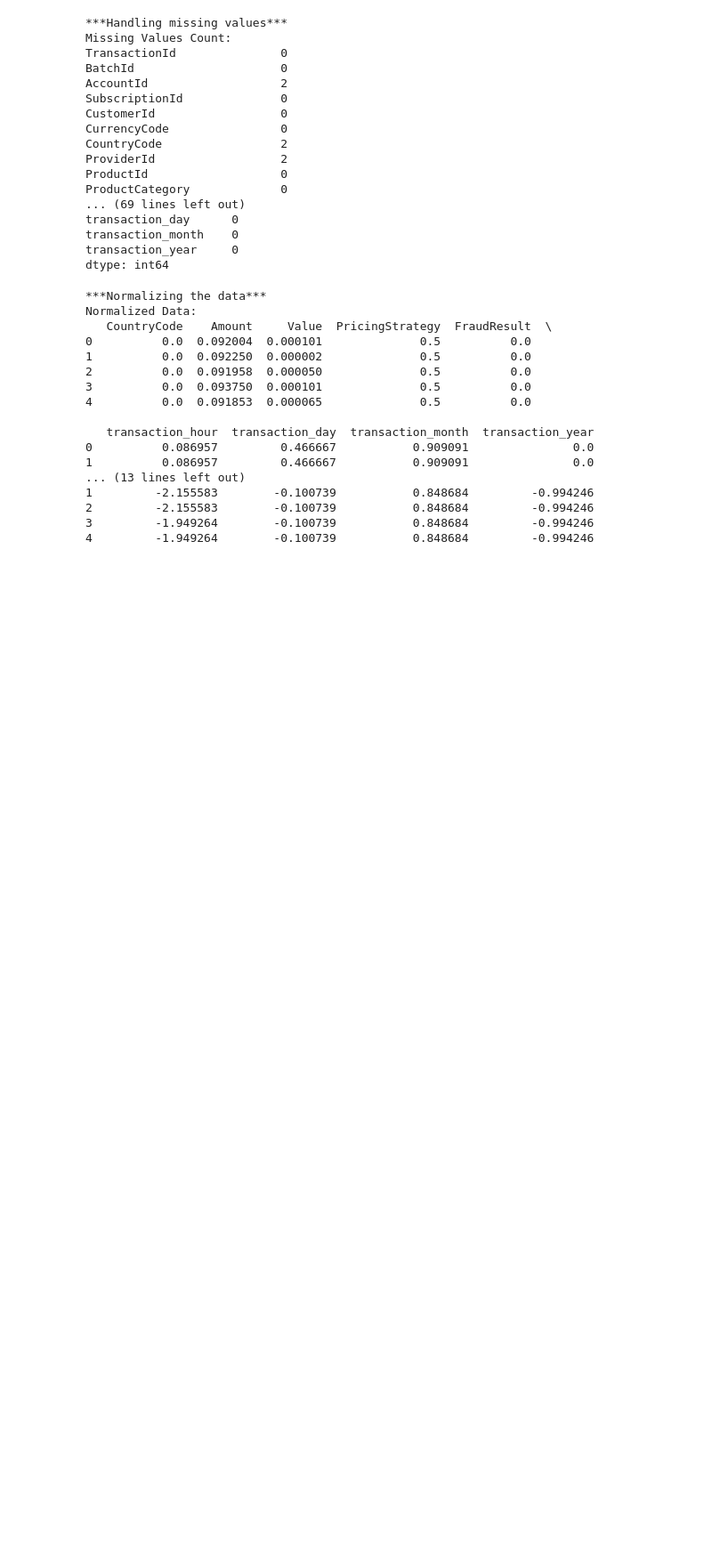
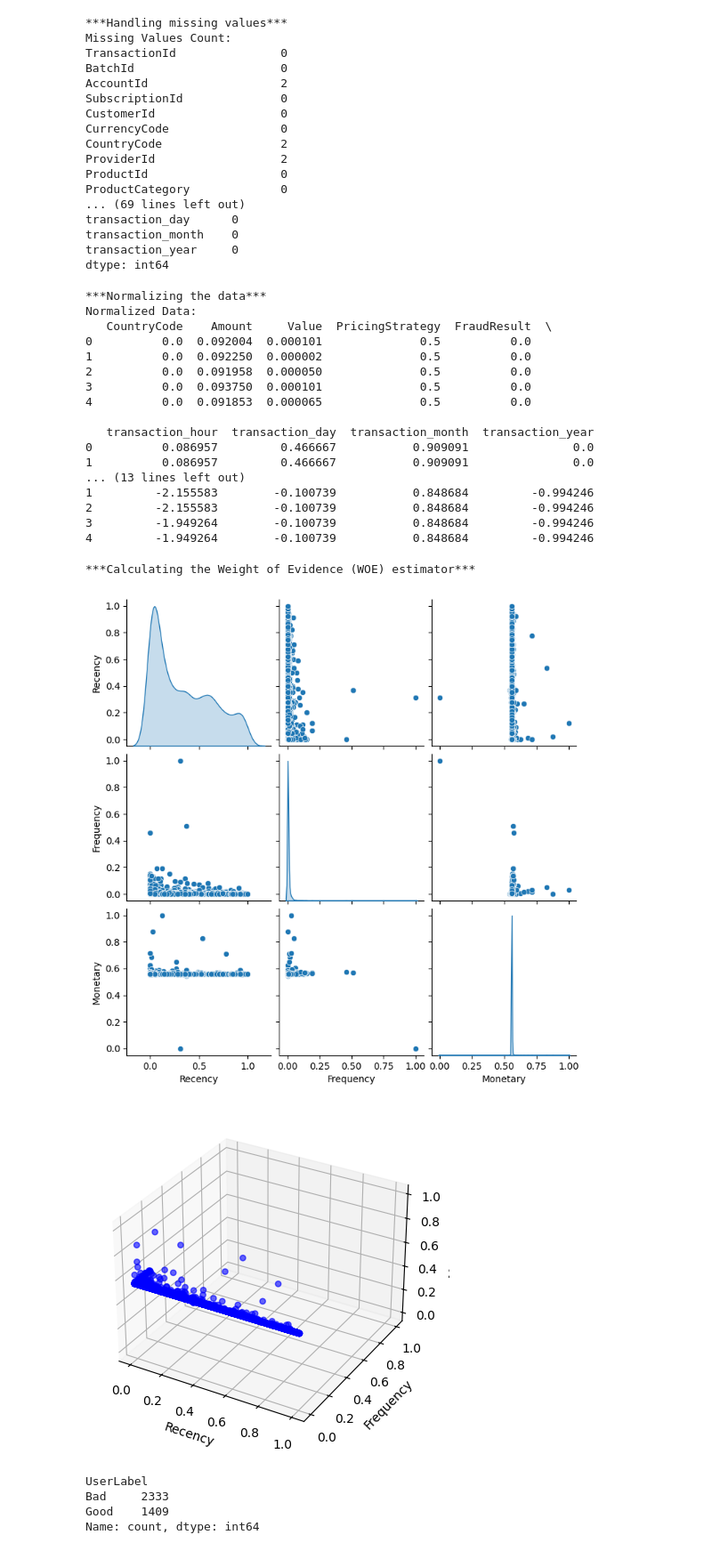
Before and after one commit to NebilMuhe/CreditRiskAnalysis, a Jupyter notebook: notebooks/feautre_engineering.ipynb, the cells around one changed output. Shown: that part at 89% size. Cells and saved outputs as stored; diff of their text form; code cells hidden in the pictures; blank space fills up the shorter version.

```diff
--- a/notebooks/feautre_engineering.ipynb
+++ b/notebooks/feautre_engineering.ipynb
@@ -96,3 +96,13 @@ Normalized Data:
 2         -2.155583        -0.100739           0.848684         -0.994246
 3         -1.949264        -0.100739           0.848684         -0.994246
 4         -1.949264        -0.100739           0.848684         -0.994246
+# %%
+fe.woe_default_estimator_proxy()
+# %% [output]
+***Calculating the Weight of Evidence (WOE) estimator***
+[figure, added]
+[figure, added]
+UserLabel
+Bad     2333
+Good    1409
+Name: count, dtype: int64
```
Also changed, not shown: parts of 1 cell of this notebook, 1 other file.
